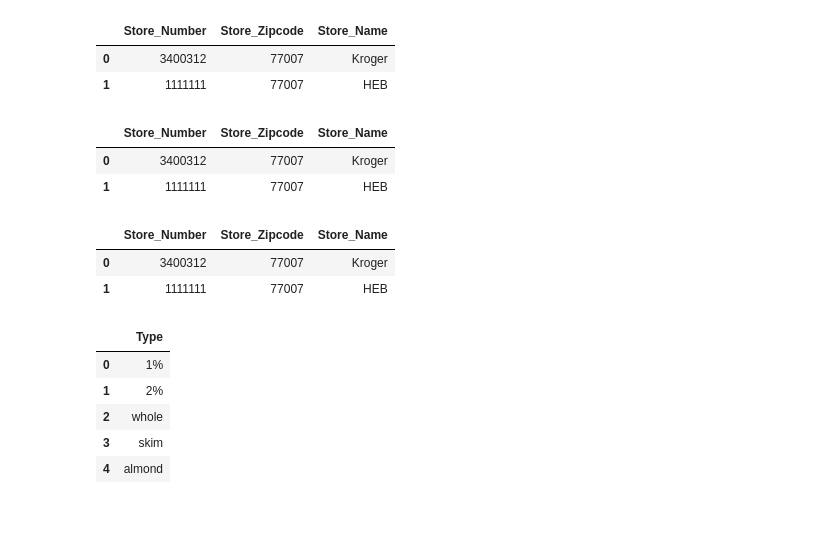
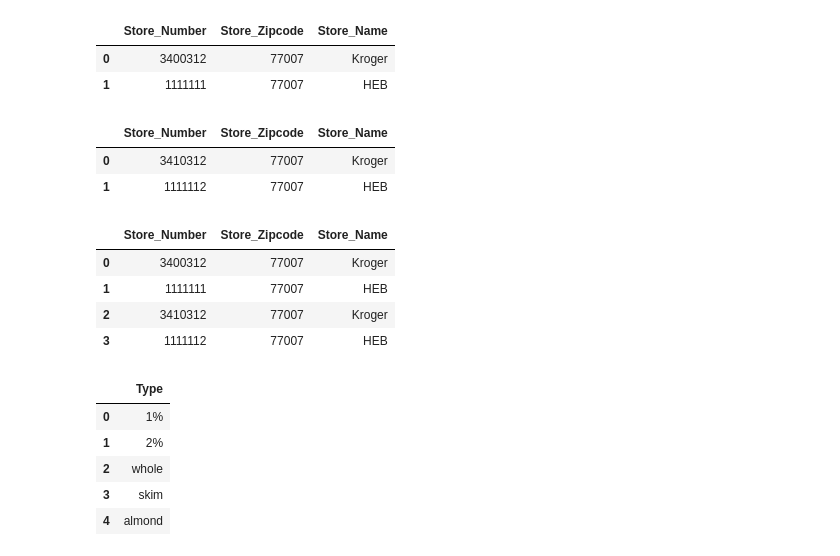
Before and after one commit to ykrasnikov/ETL-project, a Jupyter notebook: database/data_etl.ipynb, the cells around one changed output. Saved outputs shown, nothing was run; the diff lists cells and outputs as text; code cells hidden in the pictures; blank space fills up the shorter version.

Commit message:
playing with drop duplicates, only keeps difference of dataframes

```diff
--- a/database/data_etl.ipynb
+++ b/database/data_etl.ipynb
@@ -46,7 +49,7 @@ store_df.head()
 | 1 | 1111111 | 77007 | HEB |
 # %%
 temp_milk =pd.DataFrame()
-store_id = 3400312 , 1111111
+store_id = 3410312 , 1111112
 temp_milk["Store_Number"] = store_id
 zipcode = 77007 , 77007
 temp_milk['Store_Zipcode'] = zipcode
@@ -55,15 +58,18 @@ temp_milk['Store_Name'] = name
 temp_milk.head()
 # %% [output]
 |  | Store_Number | Store_Zipcode | Store_Name |
-| 0 | 3400312 | 77007 | Kroger |
-| 1 | 1111111 | 77007 | HEB |
+| 0 | 3410312 | 77007 | Kroger |
+| 1 | 1111112 | 77007 | HEB |
 # %%
-temp_milk = pd.concat([temp_milk, store_df], axis=0).drop_duplicates().reset_index(drop=True)
-temp_milk.head()
+update_store = pd.concat([store_df, temp_milk]).drop_duplicates(keep=False)
+update_store = update_store.reset_index(drop=True)
+update_store.head()
 # %% [output]
 |  | Store_Number | Store_Zipcode | Store_Name |
 | 0 | 3400312 | 77007 | Kroger |
 | 1 | 1111111 | 77007 | HEB |
+| 2 | 3410312 | 77007 | Kroger |
+| 3 | 1111112 | 77007 | HEB |
 # %%
 milk_type_df = pd.DataFrame()
 milk_type = ['1%' , "2%", 'whole', 'skim', 'almond', 'other']
```
Also changed, not shown: parts of 1 cell of this notebook.
